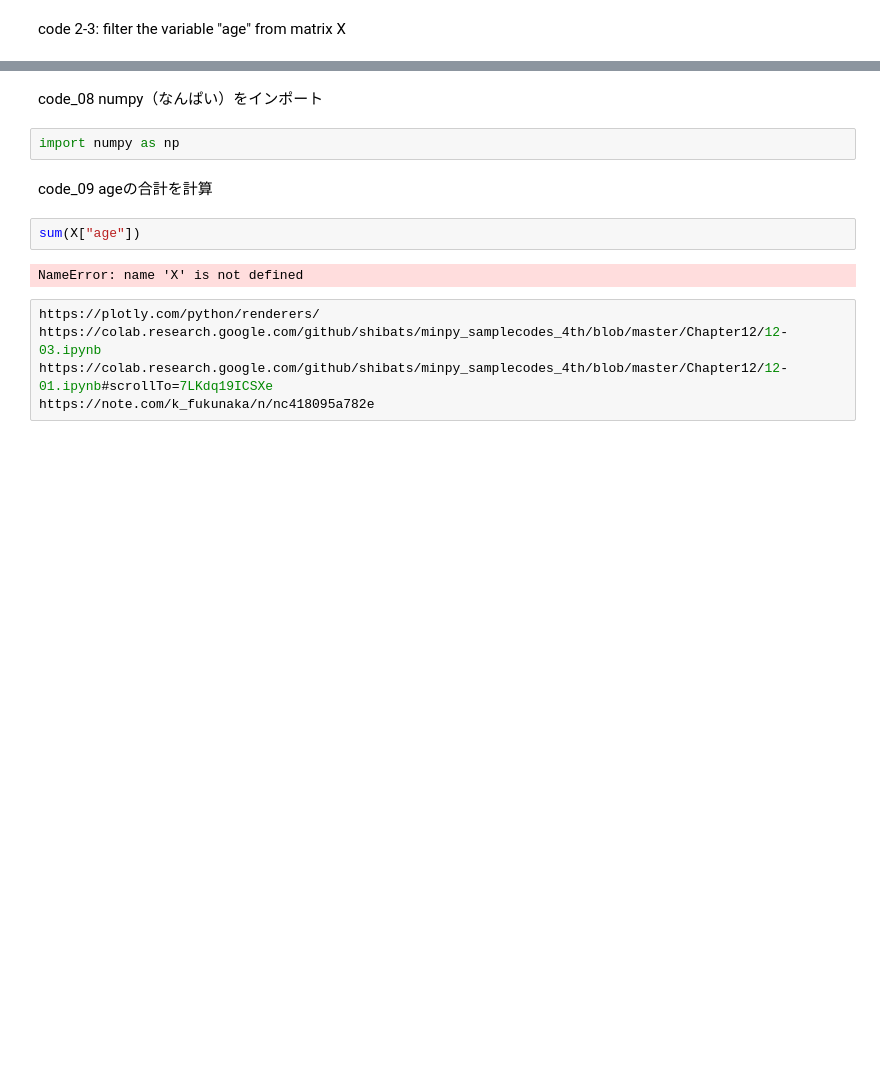
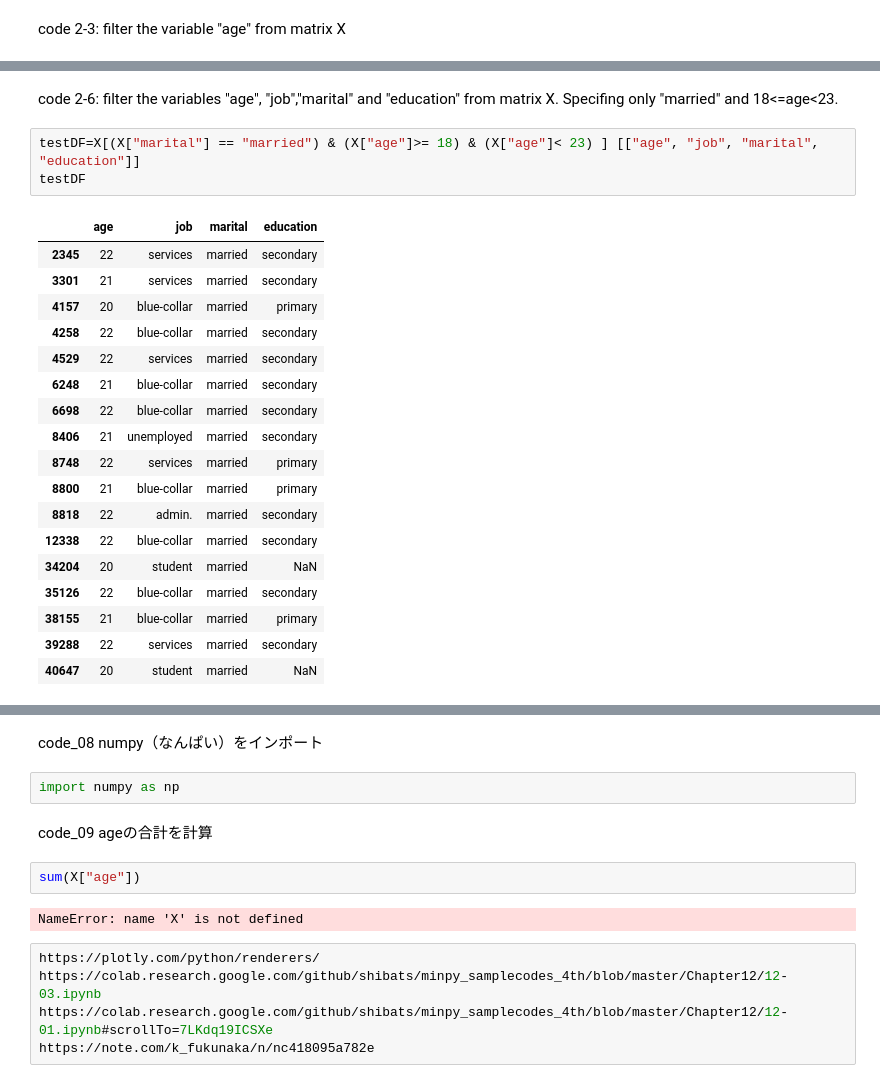
Before and after one commit to sugimotoh/classes, a Jupyter notebook: marketingmodels2024.ipynb, the cells around one changed output, grey strips where cells are left out. Cells and saved outputs as stored; diff of their text form; blank space fills up the shorter version.

```diff
--- a/marketingmodels2024.ipynb
+++ b/marketingmodels2024.ipynb
@@ -125,0 +173,24 @@ X["age"]
+# %% [markdown]
+code 2-6: filter the variables "age", "job","marital" and "education" from matrix X. Specifing only "married" and 18<=age<23.
+# %%
+testDF=X[(X["marital"] == "married") & (X["age"]>= 18) & (X["age"]< 23) ] [["age", "job", "marital", "education"]]
+testDF
+# %% [output]
+|  | age | job | marital | education |
+| 2345 | 22 | services | married | secondary |
+| 3301 | 21 | services | married | secondary |
+| 4157 | 20 | blue-collar | married | primary |
+| 4258 | 22 | blue-collar | married | secondary |
+| 4529 | 22 | services | married | secondary |
+| 6248 | 21 | blue-collar | married | secondary |
+| 6698 | 22 | blue-collar | married | secondary |
+| 8406 | 21 | unemployed | married | secondary |
+| 8748 | 22 | services | married | primary |
+| 8800 | 21 | blue-collar | married | primary |
+| 8818 | 22 | admin. | married | secondary |
+| 12338 | 22 | blue-collar | married | secondary |
+| 34204 | 20 | student | married | NaN |
+| 35126 | 22 | blue-collar | married | secondary |
+| 38155 | 21 | blue-collar | married | primary |
+| 39288 | 22 | services | married | secondary |
+| 40647 | 20 | student | married | NaN |
```
Also changed, not shown: parts of 16 cells of this notebook.
